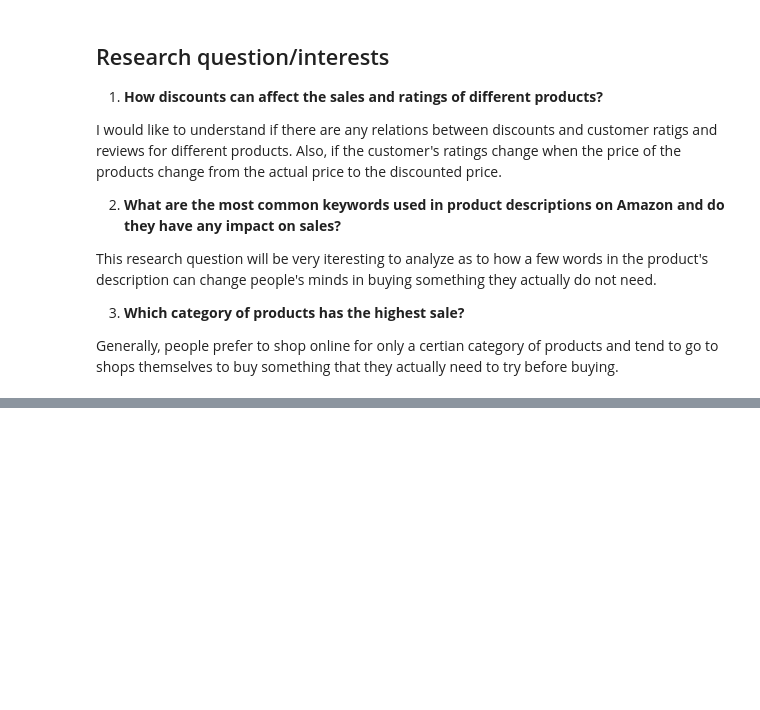
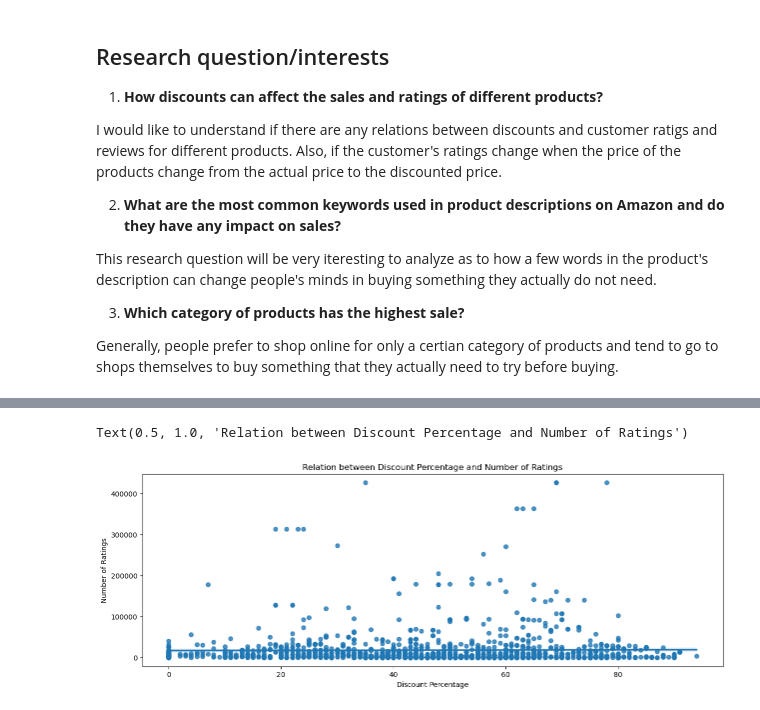
Before and after one commit to ubco-W2022T2-data301/project-group-group61, a Jupyter notebook: analysis/analysis1.ipynb, the cells around one changed output, grey strips where cells are left out. Drawn from its saved outputs; the diff is of its cells as text; code cells hidden in the pictures; blank space fills up the shorter version.

```diff
--- a/analysis/analysis1.ipynb
+++ b/analysis/analysis1.ipynb
@@ -33,0 +183,14 @@ Generally, people prefer to shop online for only a certian category of products
+# %%
+#This plot tell us the demand (seen from rating_count) of different products on the basis of discount_price.
+
+plt.figure(figsize=(15,5))
+
+sns.regplot(data=df, x='discount_percentage', y='rating_count', )
+plt.xlabel('Discount Percentage')
+plt.ylabel('Number of Ratings')
+plt.title('Relation between Discount Percentage and Number of Ratings')
+
+#This shows us that there was maximum sale of products when they were on a discount of about 40% and 70%-80%. Most people tend to buy products when they find very high discounts.
+# %% [output]
+Text(0.5, 1.0, 'Relation between Discount Percentage and Number of Ratings')
+[figure, added]
```
Also changed, not shown: parts of 16 cells of this notebook, 1 other file.
